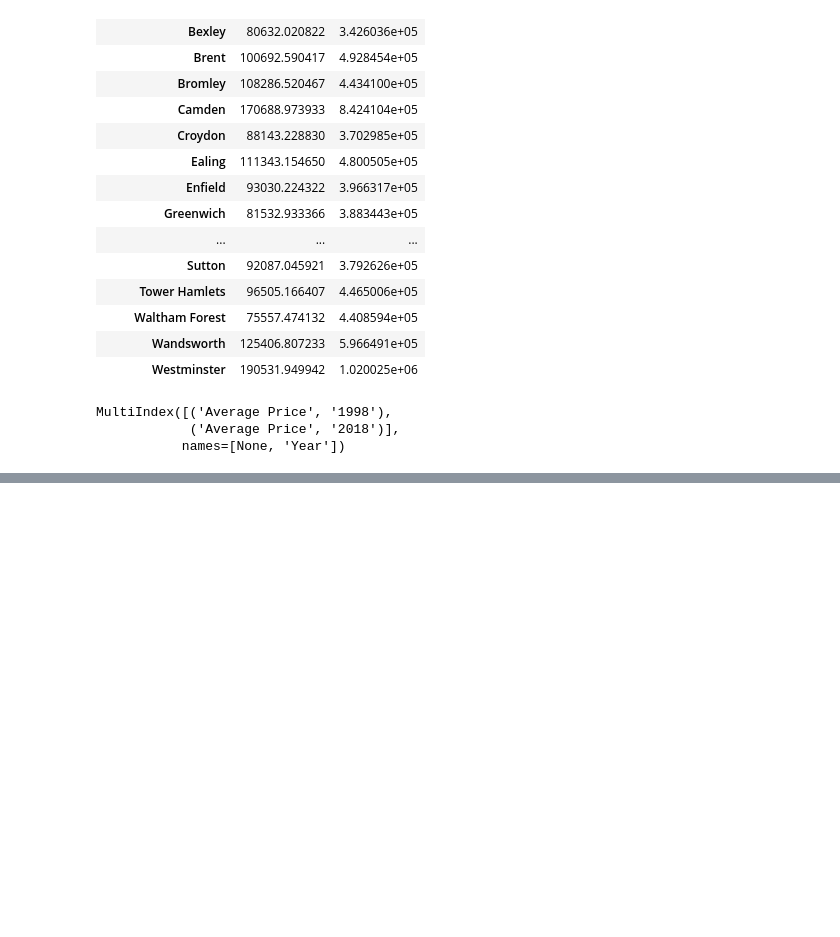
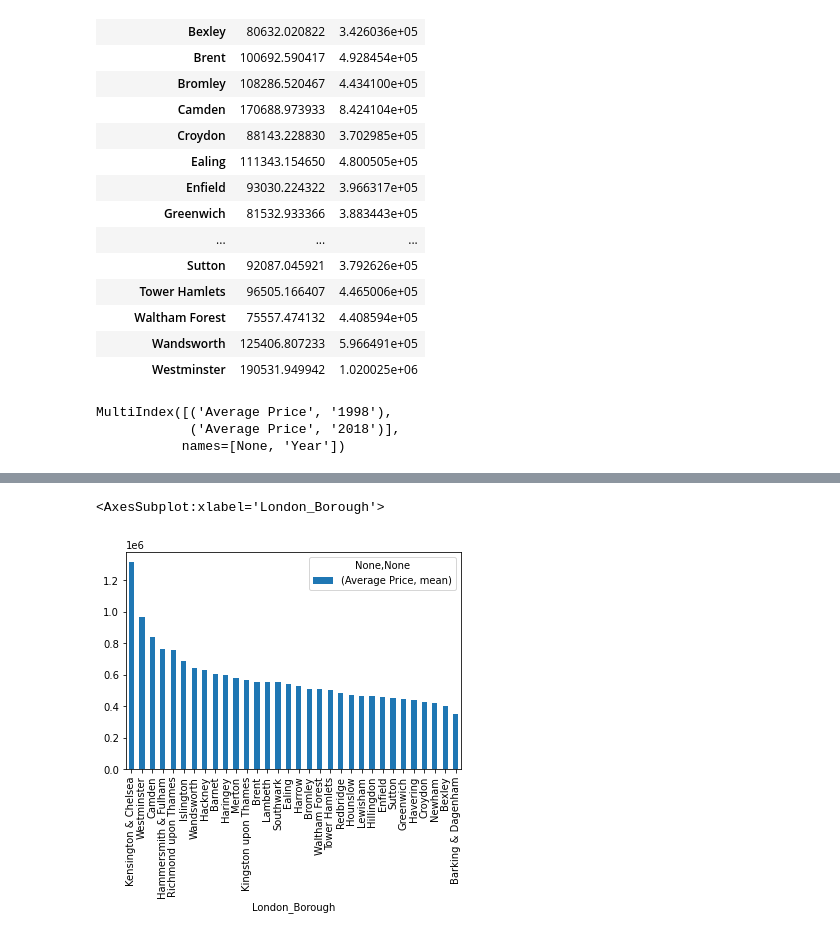
Before and after one commit to Chenhui-li/2023, a Jupyter notebook: Projects/Unit 4 Challenge - Tier 3.ipynb, the cells around one changed output, grey strips where cells are left out. Cells and saved outputs as stored; diff of their text form; code cells hidden in the pictures; blank space fills up the shorter version.

```diff
--- a/Projects/Unit 4 Challenge - Tier 3.ipynb
+++ b/Projects/Unit 4 Challenge - Tier 3.ipynb
@@ -569,0 +561,4 @@ year1998_2018_widetable.sort_values('Ratio', ascending=False)
+# %%
+### explore 2023
+year2023 = onlyLB[onlyLB['Year'].isin(['2023'])]
+year2023
@@ -569,0 +579,8 @@ year1998_2018_widetable.sort_values('Ratio', ascending=False)
+# %%
+Avg_2023 = pd.pivot_table(year2023, values=['Average Price'], index=['London_Borough'],
+                       aggfunc={np.mean})
+sorted_2023=Avg_2023.sort_values(('Average Price', 'mean'), ascending=False)
+sorted_2023.plot(kind="bar")
+# %% [output]
+<AxesSubplot:xlabel='London_Borough'>
+[figure, added]
```
Also changed, not shown: parts of 5 cells of this notebook.
